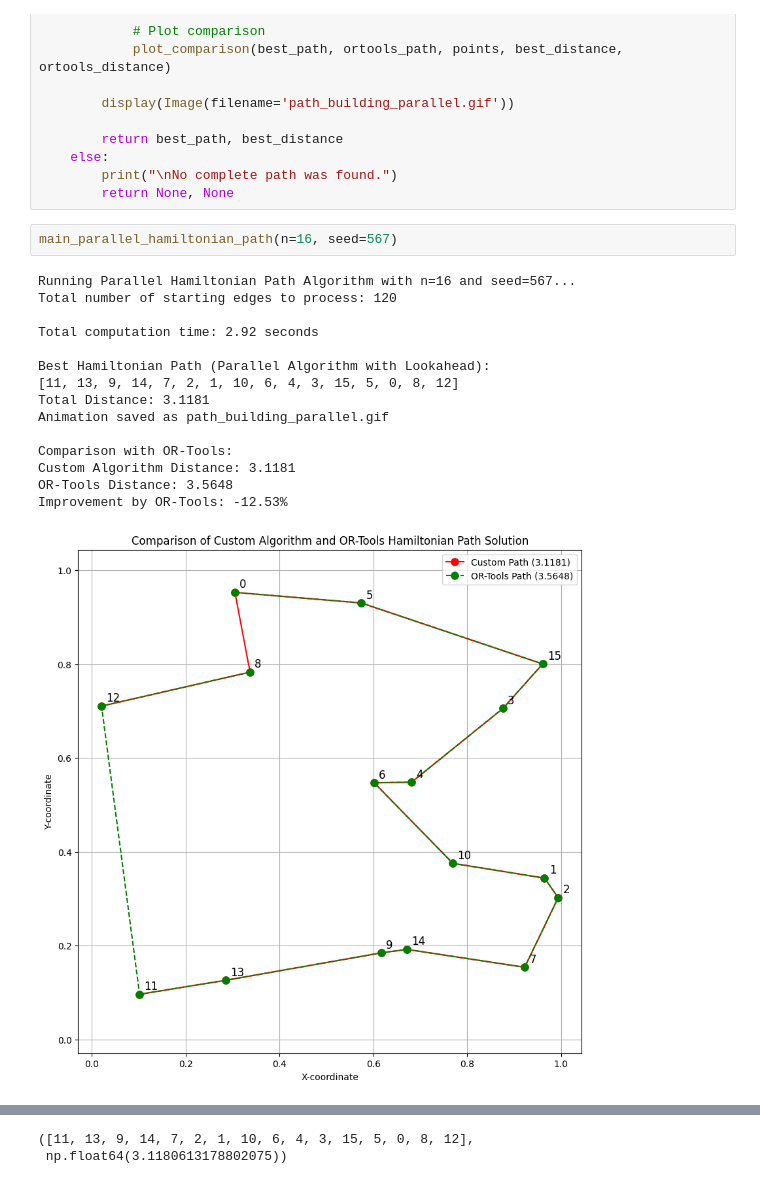
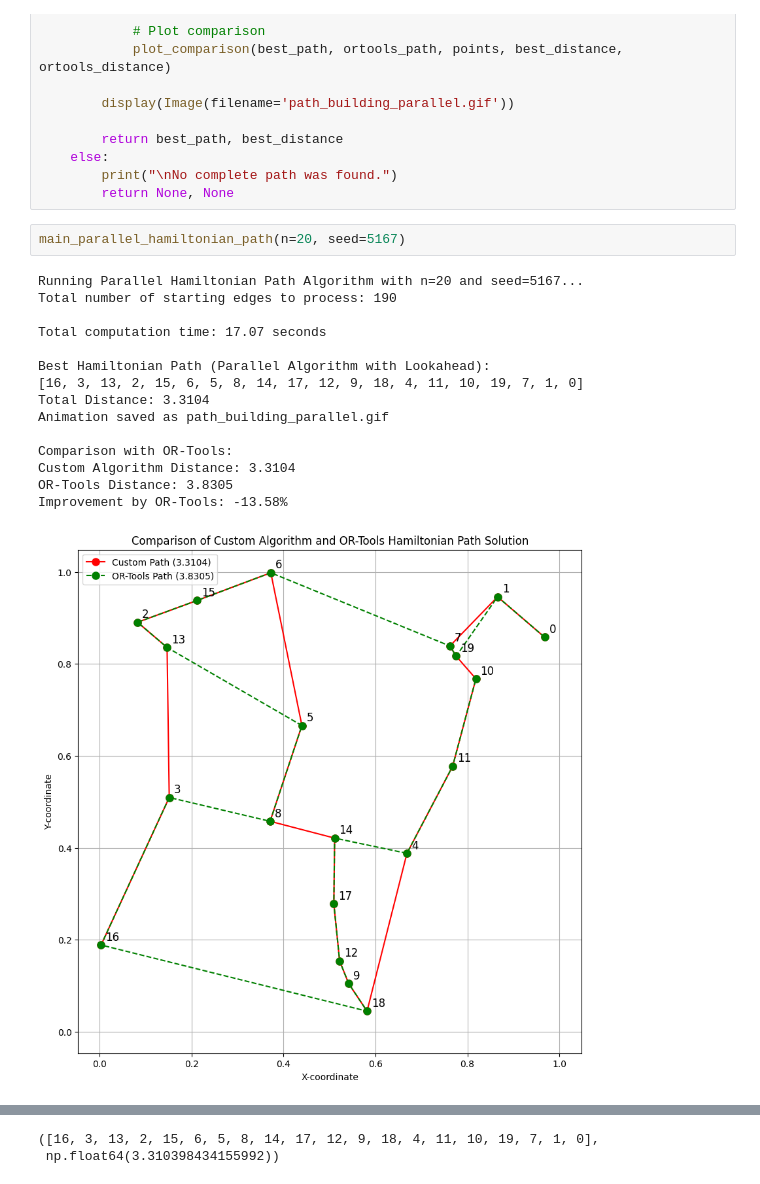
Before and after one commit to prat8897/Hamiltonian-Path, a Jupyter notebook: hamiltonian_path.ipynb, the cells around one changed output, grey strips where cells are left out. Saved outputs shown, nothing was run; the diff lists cells and outputs as text.

```diff
--- a/hamiltonian_path.ipynb
+++ b/hamiltonian_path.ipynb
@@ -209,20 +209,20 @@ def main_parallel_hamiltonian_path(n: int = 16, seed: int = 42) -> Tuple[Optiona
         print("\nNo complete path was found.")
         return None, None
 # %%
-main_parallel_hamiltonian_path(n=16, seed=567)
+main_parallel_hamiltonian_path(n=20, seed=5167)
 # %% [output]
-Running Parallel Hamiltonian Path Algorithm with n=16 and seed=567...
-Total number of starting edges to process: 120
+Running Parallel Hamiltonian Path Algorithm with n=20 and seed=5167...
+Total number of starting edges to process: 190
 
-Total computation time: 2.92 seconds
+Total computation time: 17.07 seconds
 
 Best Hamiltonian Path (Parallel Algorithm with Lookahead):
-[11, 13, 9, 14, 7, 2, 1, 10, 6, 4, 3, 15, 5, 0, 8, 12]
-Total Distance: 3.1181
+[16, 3, 13, 2, 15, 6, 5, 8, 14, 17, 12, 9, 18, 4, 11, 10, 19, 7, 1, 0]
+Total Distance: 3.3104
 Animation saved as path_building_parallel.gif
 
 Comparison with OR-Tools:
-Custom Algorithm Distance: 3.1181
-OR-Tools Distance: 3.5648
-Improvement by OR-Tools: -12.53%
+Custom Algorithm Distance: 3.3104
+OR-Tools Distance: 3.8305
+Improvement by OR-Tools: -13.58%
-[figure, old version]
+[figure, new version]
@@ -230,2 +230,2 @@ Improvement by OR-Tools: -12.53%
-([11, 13, 9, 14, 7, 2, 1, 10, 6, 4, 3, 15, 5, 0, 8, 12],
- np.float64(3.1180613178802075))
+([16, 3, 13, 2, 15, 6, 5, 8, 14, 17, 12, 9, 18, 4, 11, 10, 19, 7, 1, 0],
+ np.float64(3.310398434155992))
```
Also changed, not shown: parts of 1 cell of this notebook, 2 other files.
